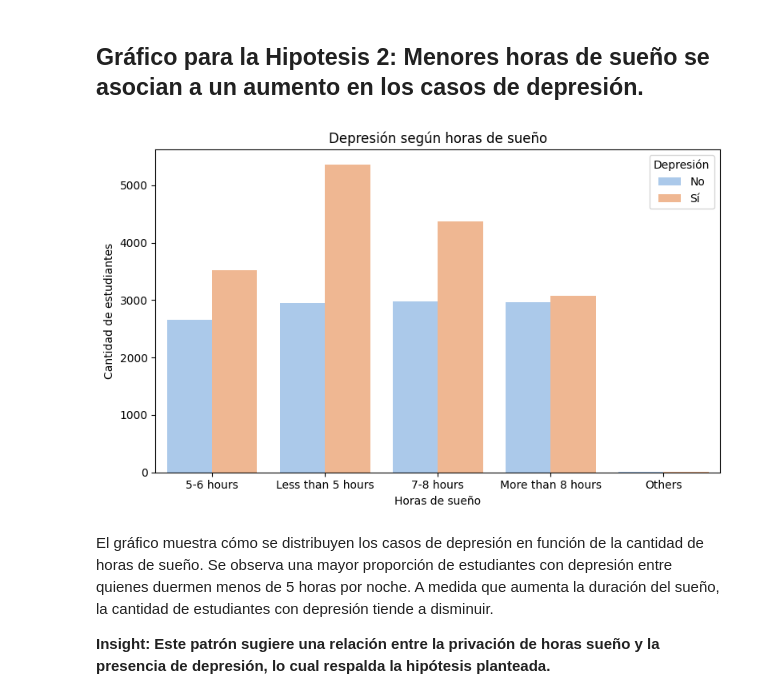
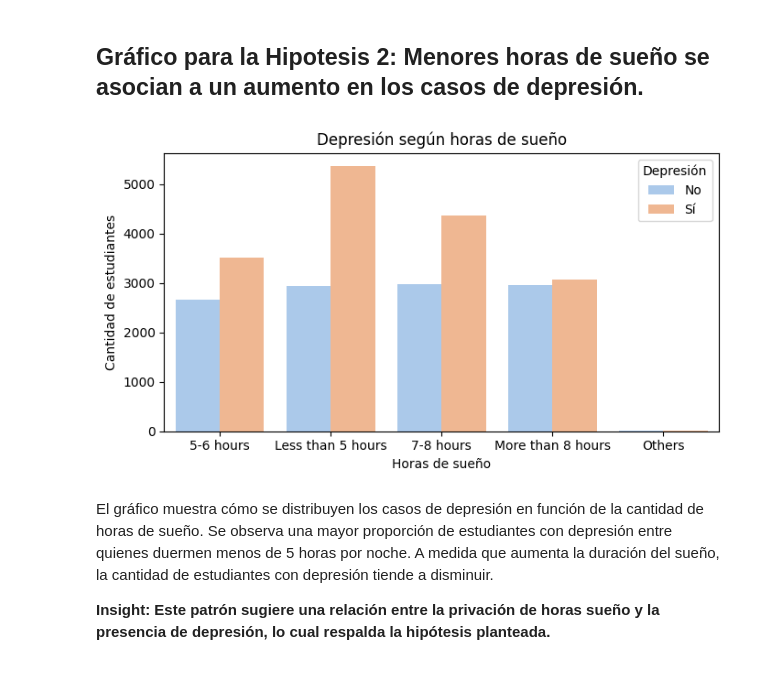
Before and after one commit to FlorMauves/ProyectoDS_StudentDepression_MauvesinTogel, a Jupyter notebook: ProyectoDS_StudenDepression_MauvesinTogel.ipynb, the cells around one changed output. Saved outputs shown, nothing was run; the diff lists cells and outputs as text; code cells hidden in the pictures.

```diff
--- a/ProyectoDS_StudenDepression_MauvesinTogel.ipynb
+++ b/ProyectoDS_StudenDepression_MauvesinTogel.ipynb
@@ -627,21 +625,20 @@ Similar al anterior, este gráfico muestra cómo se distribuyen los casos de dep
 ## Gráfico para la Hipotesis 2: Menores horas de sueño se asocian a un aumento en los casos de depresión.
 # %%
 # Barras agrupadas - Horas de sueño vs. Depresión
-#
-plt.figure(figsize=(8, 5))
+plt.figure(figsize=(7, 4))
 sns.countplot(
     data=df,
     x="Sleep Duration",
     hue="Depression",
     palette="pastel")
 plt.title("Depresión según horas de sueño")
 plt.xlabel("Horas de sueño")
 plt.ylabel("Cantidad de estudiantes")
 plt.legend(title="Depresión", labels=["No", "Sí"])
 plt.tight_layout()
 plt.show()
 # %% [output]
-[figure, old version]
+[figure, new version]
 # %% [markdown]
 El gráfico muestra cómo se distribuyen los casos de depresión en función de la cantidad de horas de sueño. Se observa una mayor proporción de estudiantes con depresión entre quienes duermen menos de 5 horas por noche. A medida que aumenta la duración del sueño, la cantidad de estudiantes con depresión tiende a disminuir.
 
```
Also changed, not shown: parts of 3 cells of this notebook.
